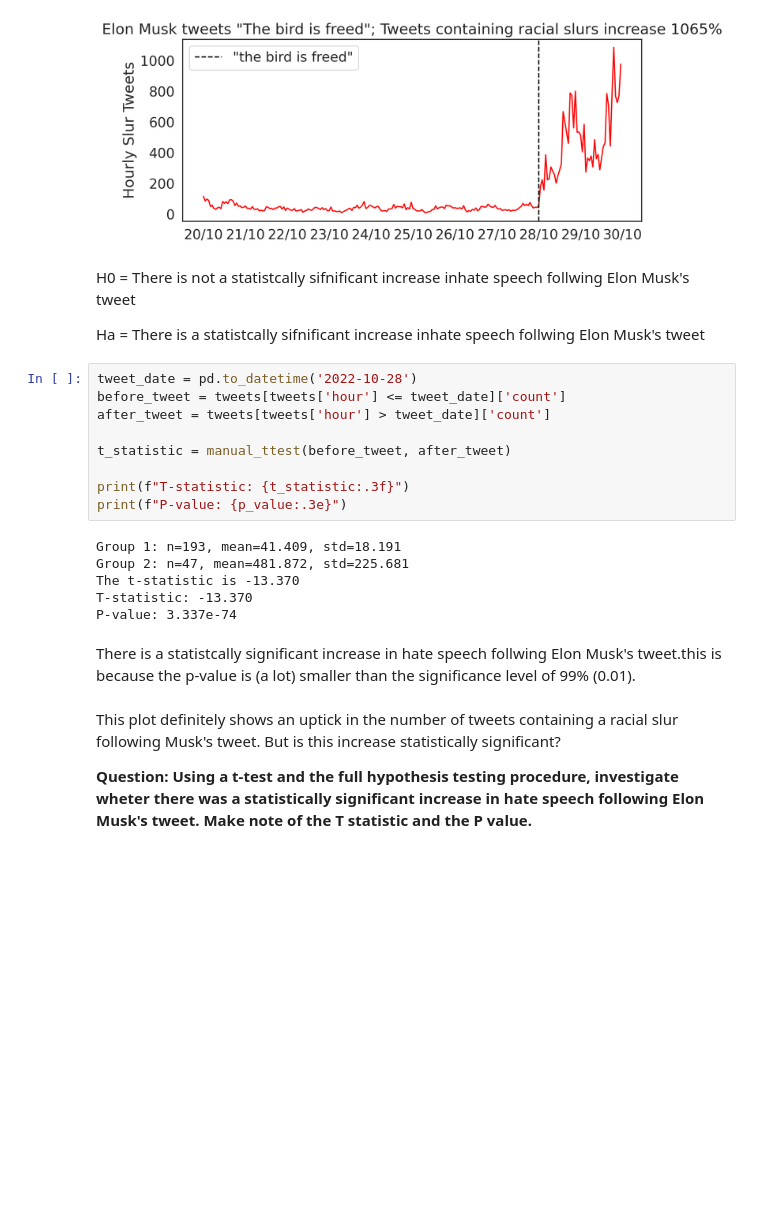
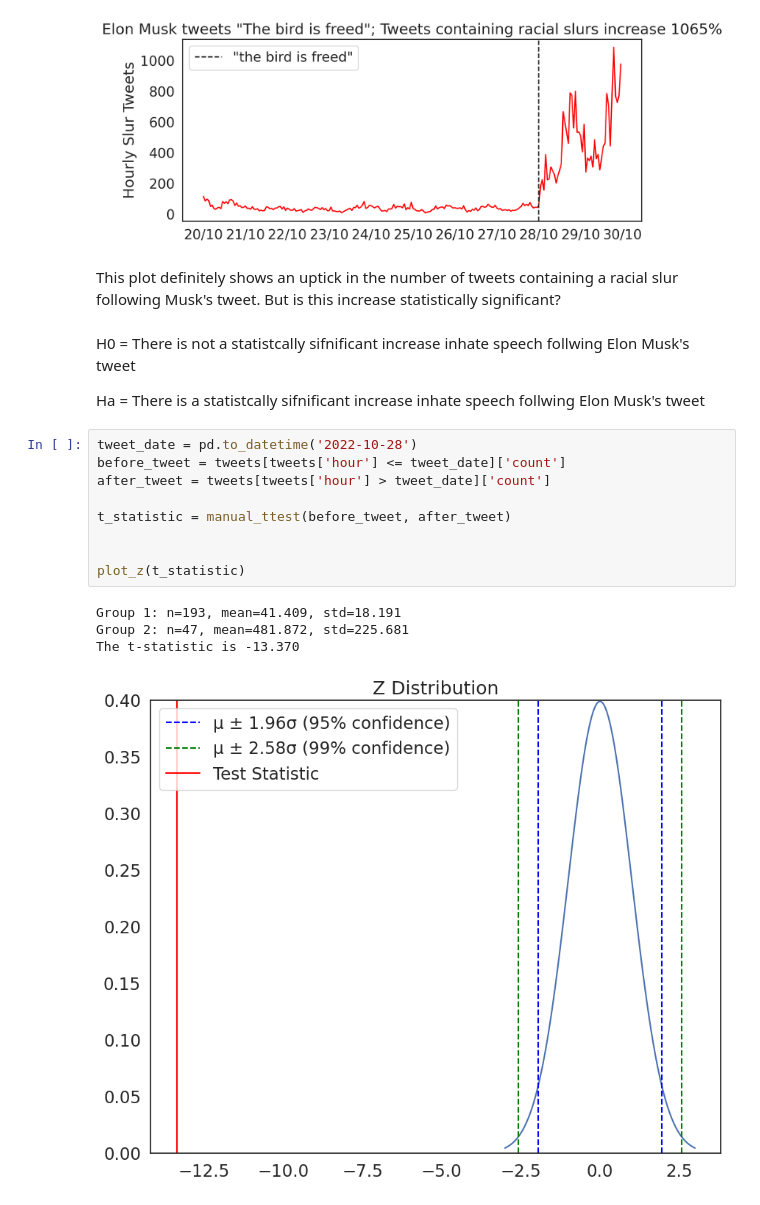
Before and after one commit to Jasminea1/QM2, a Jupyter notebook: notebooks/W06. Hypothesis Testing.ipynb, the cells around one changed output. Drawn from its saved outputs; the diff is of its cells as text; blank space fills up the shorter version.

```diff
--- a/notebooks/W06. Hypothesis Testing.ipynb
+++ b/notebooks/W06. Hypothesis Testing.ipynb
@@ -371,6 +371,8 @@ plt.gca().xaxis.set_major_locator(mdates.DayLocator())
 plt.gca().xaxis.set_major_formatter(mdates.DateFormatter('%d/%m'))
 # %% [output]
 [figure]
+# %% [markdown]
+This plot definitely shows an uptick in the number of tweets containing a racial slur following Musk's tweet. But is this increase statistically significant?
 # %% [markdown]
 H0 = There is not a statistcally sifnificant increase inhate speech follwing Elon Musk's tweet
 
@@ -378,21 +380,14 @@ Ha = There is a statistcally sifnificant increase inhate speech follwing Elon Mu
 # %%
 tweet_date = pd.to_datetime('2022-10-28')
 before_tweet = tweets[tweets['hour'] <= tweet_date]['count']
 after_tweet = tweets[tweets['hour'] > tweet_date]['count']
 
 t_statistic = manual_ttest(before_tweet, after_tweet)
 
-print(f"T-statistic: {t_statistic:.3f}")
-print(f"P-value: {p_value:.3e}")
+
+plot_z(t_statistic)
 # %% [output]
 Group 1: n=193, mean=41.409, std=18.191
 Group 2: n=47, mean=481.872, std=225.681
 The t-statistic is -13.370
-T-statistic: -13.370
-P-value: 3.337e-74
+[figure, added]
-# %% [markdown]
-There is a statistcally significant increase in hate speech follwing Elon Musk's tweet.this is because the p-value is (a lot) smaller than the significance level of 99% (0.01).
-# %% [markdown]
-This plot definitely shows an uptick in the number of tweets containing a racial slur following Musk's tweet. But is this increase statistically significant?
-
-**Question: Using a t-test and the full hypothesis testing procedure, investigate wheter there was a statistically significant increase in hate speech following Elon Musk's tweet. Make note of the T statistic and the P value.**
```
Also changed, not shown: parts of 10 cells of this notebook.
